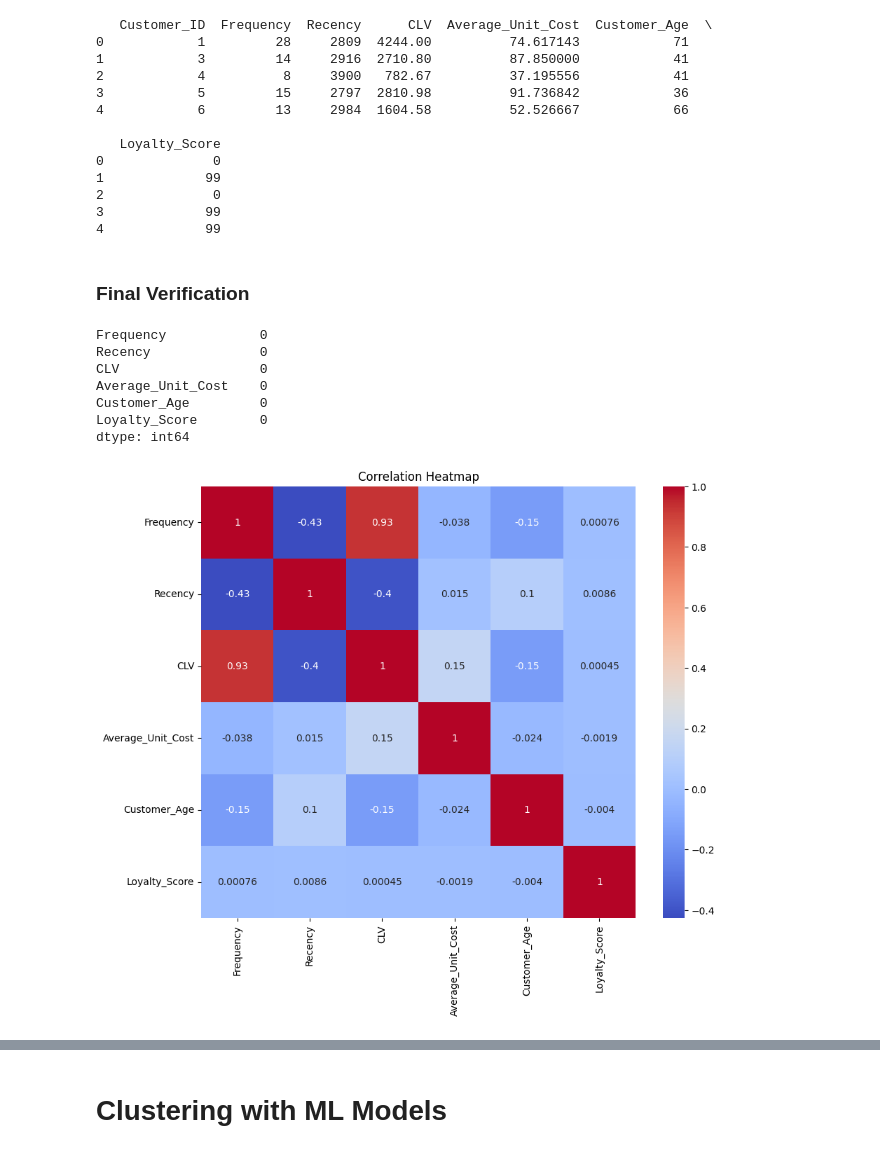
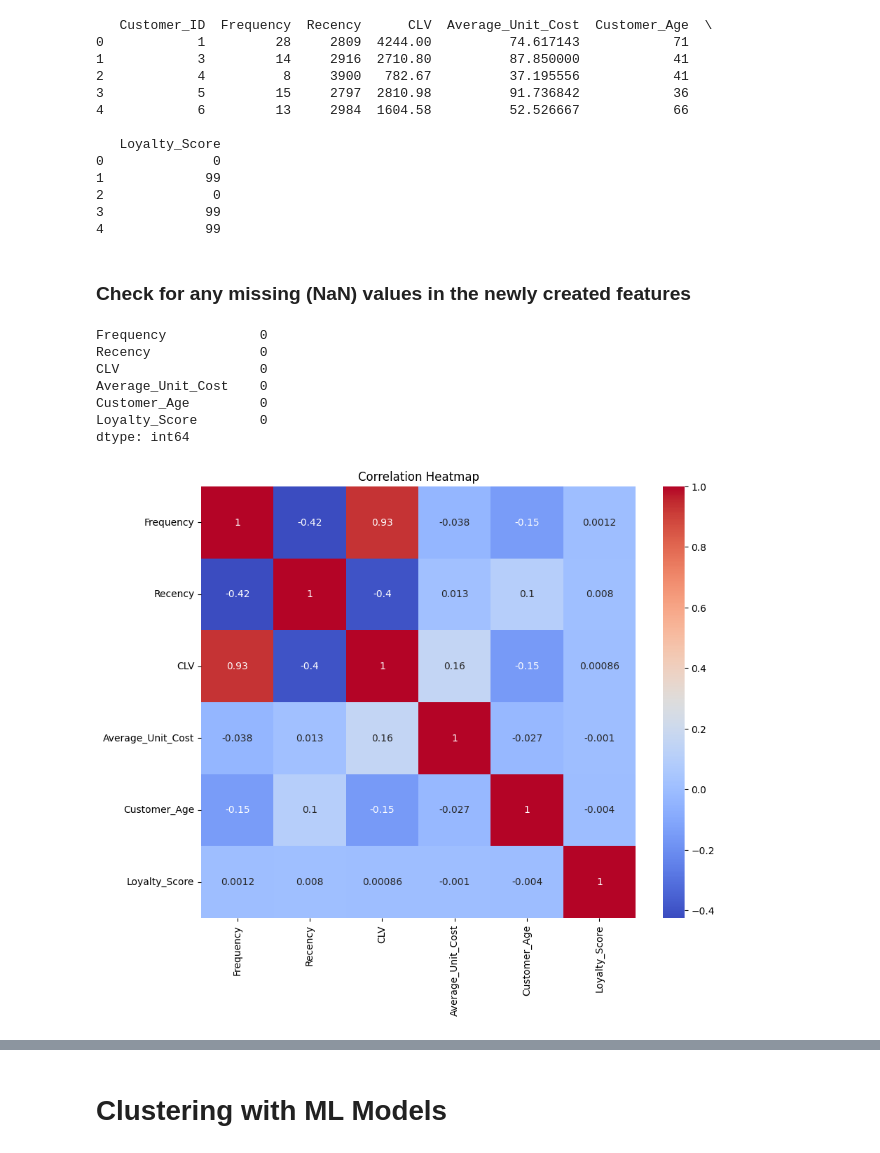
Before and after one commit to sheldonkemper/portfolio, a Jupyter notebook: KEMPER_SHELDON_CAM_C101_Week_6_Mini-project.ipynb, the cells around one changed output, grey strips where cells are left out. Saved outputs shown, nothing was run; the diff lists cells and outputs as text; code cells hidden in the pictures.

```diff
--- a/KEMPER_SHELDON_CAM_C101_Week_6_Mini-project.ipynb
+++ b/KEMPER_SHELDON_CAM_C101_Week_6_Mini-project.ipynb
@@ -1004 +703,6 @@ None
+# %%
+# Drop the State_Province column
+data.drop(columns=['State_Province'], inplace=True)
+# Filter out rows where any column has the value 'Unknown'
+data = data[~data.isin(['Unknown']).any(axis=1)]
 # %% [markdown]
@@ -1184,8 +868,0 @@ Understanding these outliers will be crucial in refining the customer segmentati
-# %%
-# Cap the Total_Revenue at the 95th percentile
-upper_limit = cleaned_data['Total_Revenue'].quantile(0.95)
-cleaned_data['Total_Revenue'] = np.where(cleaned_data['Total_Revenue'] > upper_limit, upper_limit, cleaned_data['Total_Revenue'])
-
-# Cap the Unit_Cost at the 95th percentile
-upper_limit = cleaned_data['Unit_Cost'].quantile(0.95)
-cleaned_data['Unit_Cost'] = np.where(cleaned_data['Unit_Cost'] > upper_limit, upper_limit, cleaned_data['Unit_Cost'])
@@ -1205,0 +873,10 @@ plt.show()
+# %%
+columns_to_cap =  [
+    'Quantity',
+    'Total_Revenue',
+    'Unit_Cost',
+    'Profit',
+    'Days_to_Delivery'
+]
+for column in columns_to_cap:
+    capped_cleaned_data = cap_at_percentile(cleaned_data, column)
@@ -1249,11 +942,8 @@ current_date = datetime.now()
 # %% [markdown]
 **Aggregate features by Customer ID**
 # %%
-# Drop the previously aggregated columns to avoid duplication
-# cleaned_data = cleaned_data.drop(columns=['Frequency', 'Recency', 'CLV', 'Days_Between_Purchases'])
-
 # Perform the aggregation for all features in one step
-aggregated_data = cleaned_data.groupby('Customer_ID').agg({
+aggregated_data = capped_cleaned_data.groupby('Customer_ID').agg({
     'Order_ID': 'nunique',  # Count of unique orders, can also be used as Frequency
     'Order_Date': lambda x: (current_date - x.max()).days,  # Recency: days since last purchase
     'Total_Revenue': 'sum',  # CLV: total revenue per customer
@@ -1291,8 +981,8 @@ print(aggregated_data.head())
 2              0
 3             99
 4             99
-# %% [markdown]
-### Final Verification
+# %% [markdown]
+### Check for any missing (NaN) values in the newly created features
 # %%
 # Check for any missing values in all the newly created features
 features_df = aggregated_data[['Frequency', 'Recency', 'CLV', 'Average_Unit_Cost', 'Customer_Age','Loyalty_Score']]
@@ -1306,17 +996,17 @@ Customer_Age         0
 Loyalty_Score        0
 dtype: int64
 # %%
-numerical_df = features_df.select_dtypes(include=['int64', 'float64','datetime64'])
+# numerical_df = features_df.select_dtypes(include=['int64', 'float64','datetime64'])
 # Calculate the correlation matrix
-corr = numerical_df.corr()
+corr = features_df.corr()
 
 # Set the figure size (adjust width and height as needed)
 plt.figure(figsize=(10, 8))
 
 sns.heatmap(corr, annot=True, cmap='coolwarm')
 plt.title('Correlation Heatmap')
 plt.show()
 # %% [output]
-[figure, old version]
+[figure, new version]
 # %%
 # Calculate the correlation matrix
```
Also changed, not shown: parts of 103 cells of this notebook.
